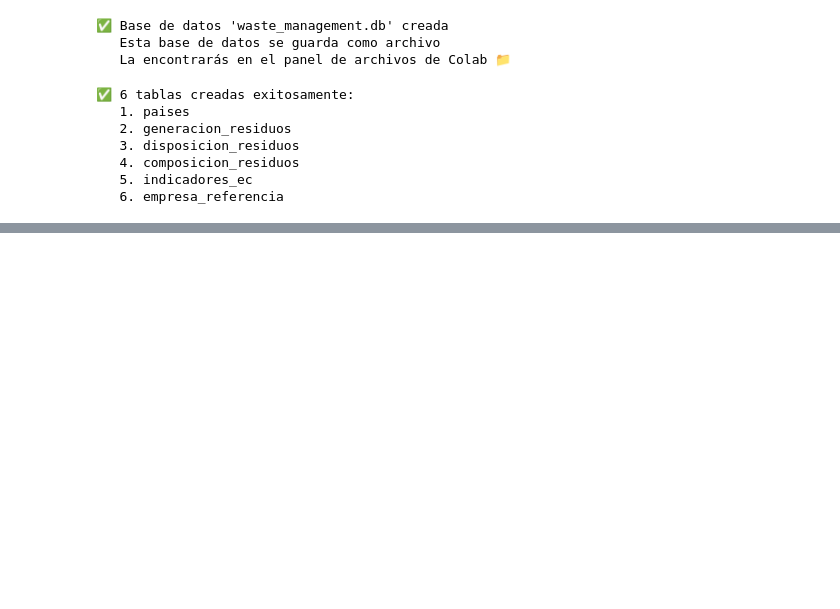
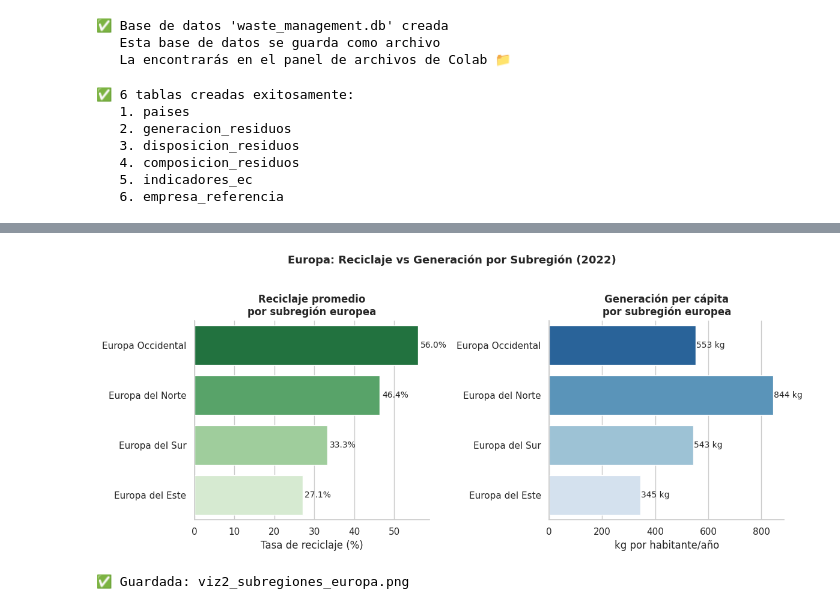
Before and after one commit to laura8am/portfolio-data-analyst, a Jupyter notebook: proyecto3_residuos_economia_circular.ipynb, the cells around one changed output, grey strips where cells are left out. Cells and saved outputs as stored; diff of their text form; code cells hidden in the pictures; blank space fills up the shorter version.

```diff
--- a/proyecto3_residuos_economia_circular.ipynb
+++ b/proyecto3_residuos_economia_circular.ipynb
@@ -666,0 +998,48 @@ print("   → Polonia es el benchmark realista para México, no Alemania")
+# %%
+# ============================================================
+# VISUALIZACIÓN 2: Comparativa por subregión europea
+# ============================================================
+
+# Solo Europa
+df_europa = pd.read_sql_query("""
+SELECT p.subregion,
+       ROUND(AVG(i.tasa_reciclaje_pct), 1) AS promedio_reciclaje,
+       ROUND(AVG(g.kg_per_capita), 0)       AS promedio_kg
+FROM paises p
+INNER JOIN indicadores_ec i ON p.pais_id = i.pais_id
+INNER JOIN generacion_residuos g ON p.pais_id = g.pais_id
+WHERE p.region = 'Europa'
+GROUP BY p.subregion
+ORDER BY promedio_reciclaje DESC
+""", conn)
+
+fig, axes = plt.subplots(1, 2, figsize=(12, 5))
+
+# Gráfica izquierda: reciclaje por subregión
+sns.barplot(data=df_europa, x='promedio_reciclaje', y='subregion',
+            palette='Greens_r', ax=axes[0])
+axes[0].set_title('Reciclaje promedio\npor subregión europea', fontweight='bold')
+axes[0].set_xlabel('Tasa de reciclaje (%)')
+axes[0].set_ylabel('')
+for i, v in enumerate(df_europa['promedio_reciclaje']):
+    axes[0].text(v + 0.5, i, f'{v}%', va='center', fontsize=10)
+
+# Gráfica derecha: generación por subregión
+sns.barplot(data=df_europa, x='promedio_kg', y='subregion',
+            palette='Blues_r', ax=axes[1])
+axes[1].set_title('Generación per cápita\npor subregión europea', fontweight='bold')
+axes[1].set_xlabel('kg por habitante/año')
+axes[1].set_ylabel('')
+for i, v in enumerate(df_europa['promedio_kg']):
+    axes[1].text(v + 2, i, f'{int(v)} kg', va='center', fontsize=10)
+
+sns.despine()
+plt.suptitle('Europa: Reciclaje vs Generación por Subregión (2022)',
+             fontsize=13, fontweight='bold', y=1.02)
+plt.tight_layout()
+plt.savefig('viz2_subregiones_europa.png', dpi=150, bbox_inches='tight')
+plt.show()
+print("✅ Guardada: viz2_subregiones_europa.png")
+# %% [output]
+[figure, added]
+✅ Guardada: viz2_subregiones_europa.png
```
Also changed, not shown: parts of 14 cells of this notebook.
